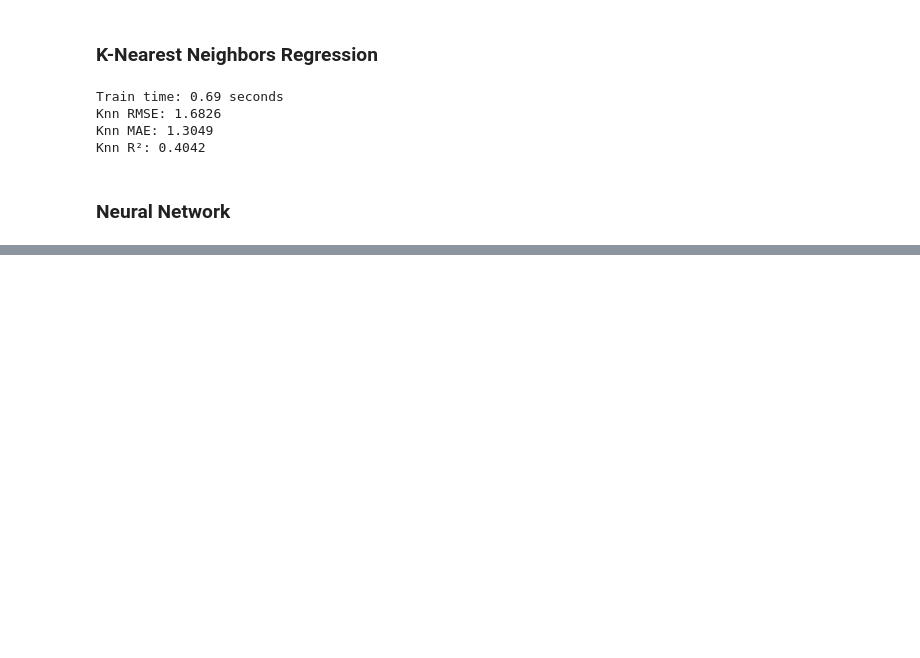
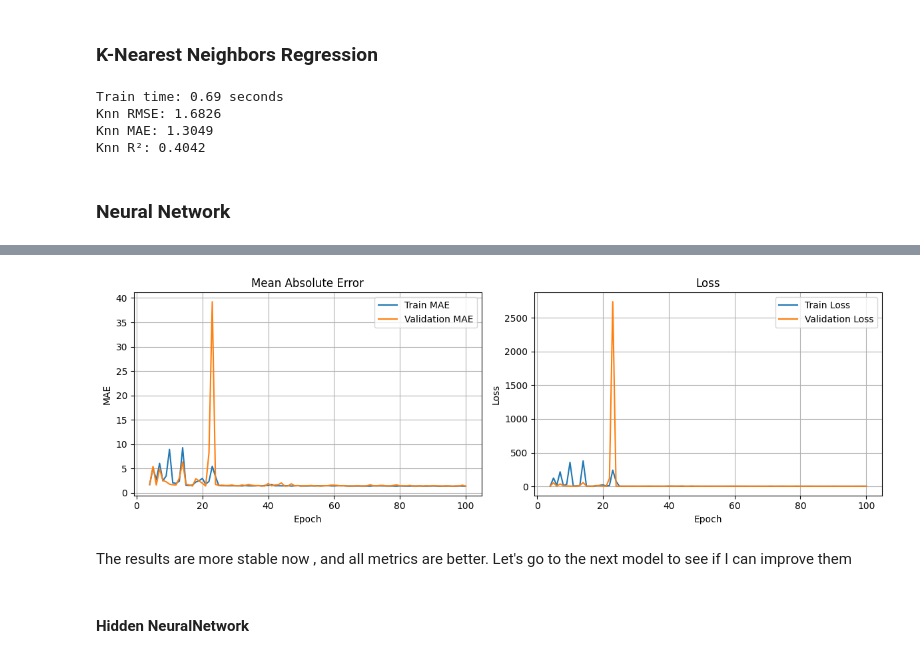
Before and after one commit to Hieu1607/housing_price_predicting_model, a Jupyter notebook: model.ipynb, the cells around one changed output, grey strips where cells are left out. Cells and saved outputs as stored; diff of their text form; code cells hidden in the pictures; blank space fills up the shorter version.

```diff
--- a/model.ipynb
+++ b/model.ipynb
@@ -879,0 +903,7 @@ Knn R²: 0.4042
+# %%
+# Split data
+from sklearn.model_selection import train_test_split
+X = df.drop('Price',axis=1)
+y = df.pop('Price')
+X_train, X_test, y_train, y_test = train_test_split(X,y,test_size=0.2,random_state=42)
+print(X_train.shape,X_test.shape,y_train.shape,y_test.shape)
@@ -879,0 +1010,13 @@ Knn R²: 0.4042
+# %%
+new_simple_nn_model = Sequential([
+    Dense(77, activation = 'relu',input_shape = (X_train.shape[1],)),# 77 features in train data
+    Dense(1) # 1 float
+])
+
+# We use loss function as mean squared error , and metric is mean absolute error ; optimizer is Adam , a common optimizer for deep learning
+new_simple_nn_model.compile(loss='mean_squared_error',optimizer=Adam(learning_rate = 0.01),metrics=['mae'])
+
+history = new_simple_nn_model.fit(X_train,y_train,epochs=100,batch_size=64,validation_split=0.2) # Change batch size and epochs
+
+new_simple_test_loss,new_simple_test_mae = new_simple_nn_model.evaluate(X_test,y_test)
+print(new_simple_test_loss,new_simple_test_mae)
@@ -879,0 +1041,38 @@ Knn R²: 0.4042
+# %%
+# Let's take a look at our plots:
+loss = np.array(history.history['loss'])[3:]
+val_loss = np.array(history.history['val_loss'])[3:]
+mae = np.array(history.history['mae'])[3:]
+val_mae = np.array(history.history['val_mae'])[3:]
+epochs = range(4, len(loss) + 4)
+
+plt.figure(figsize=(12, 4))
+
+# Plot MAE
+plt.subplot(1, 2, 1)
+plt.plot(epochs, mae, label='Train MAE')
+plt.plot(epochs, val_mae, label='Validation MAE')
+plt.title('Mean Absolute Error')
+plt.xlabel('Epoch')
+plt.ylabel('MAE')
+plt.legend()
+plt.grid(True)
+
+# Plot Loss
+plt.subplot(1, 2, 2)
+plt.plot(epochs, loss, label='Train Loss')
+plt.plot(epochs, val_loss, label='Validation Loss')
+plt.title('Loss')
+plt.xlabel('Epoch')
+plt.ylabel('Loss')
+plt.legend()
+plt.grid(True)
+
+plt.tight_layout()
+plt.show()
+# %% [output]
+[figure, added]
+# %% [markdown]
+The results are more stable now , and all metrics are better. Let's go to the next model to see if I can improve them
+# %% [markdown]
+#### Hidden NeuralNetwork
```
Also changed, not shown: parts of 32 cells of this notebook, 4 other files.
